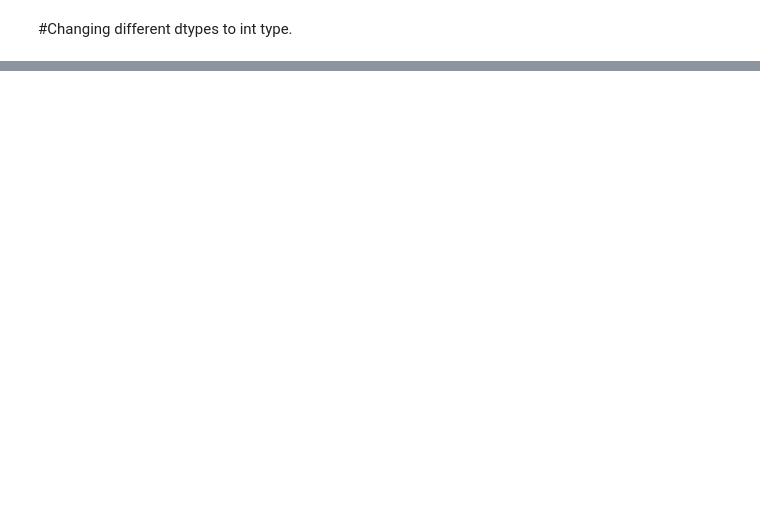
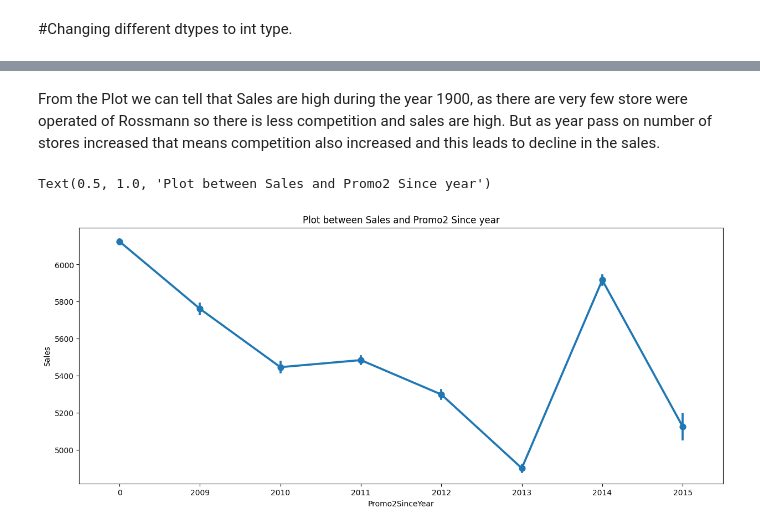
Before and after one commit to Kumarisimran626/S.K-Retail_sales_prediction, a Jupyter notebook: S_K_Retail_sales_prediction.ipynb, the cells around one changed output, grey strips where cells are left out. Saved outputs shown, nothing was run; the diff lists cells and outputs as text; code cells hidden in the pictures; blank space fills up the shorter version.

```diff
--- a/S_K_Retail_sales_prediction.ipynb
+++ b/S_K_Retail_sales_prediction.ipynb
@@ -324,0 +447,9 @@ memory usage: 147.5+ MB
+# %% [markdown]
+From the Plot we can tell that Sales are high during the year 1900, as there are very few store were operated of Rossmann so there is less competition and sales are high. But as year pass on number of stores increased that means competition also increased and this leads to decline in the sales.
+# %%
+plt.figure(figsize=(15,6))
+sns.pointplot(x= 'Promo2SinceYear', y= 'Sales', data=final_1)
+plt.title('Plot between Sales and Promo2 Since year')
+# %% [output]
+Text(0.5, 1.0, 'Plot between Sales and Promo2 Since year')
+[figure, added]
```
Also changed, not shown: parts of 32 cells of this notebook.
